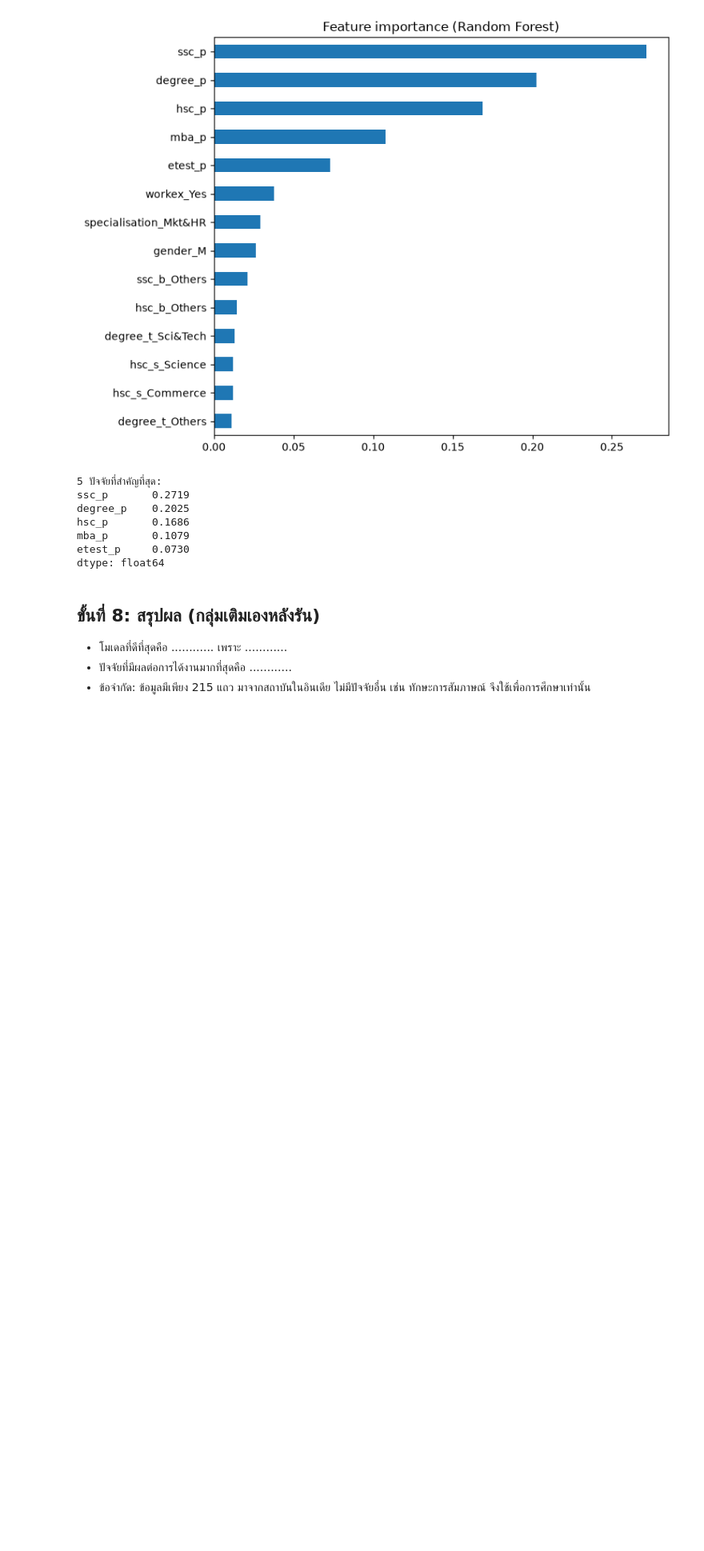
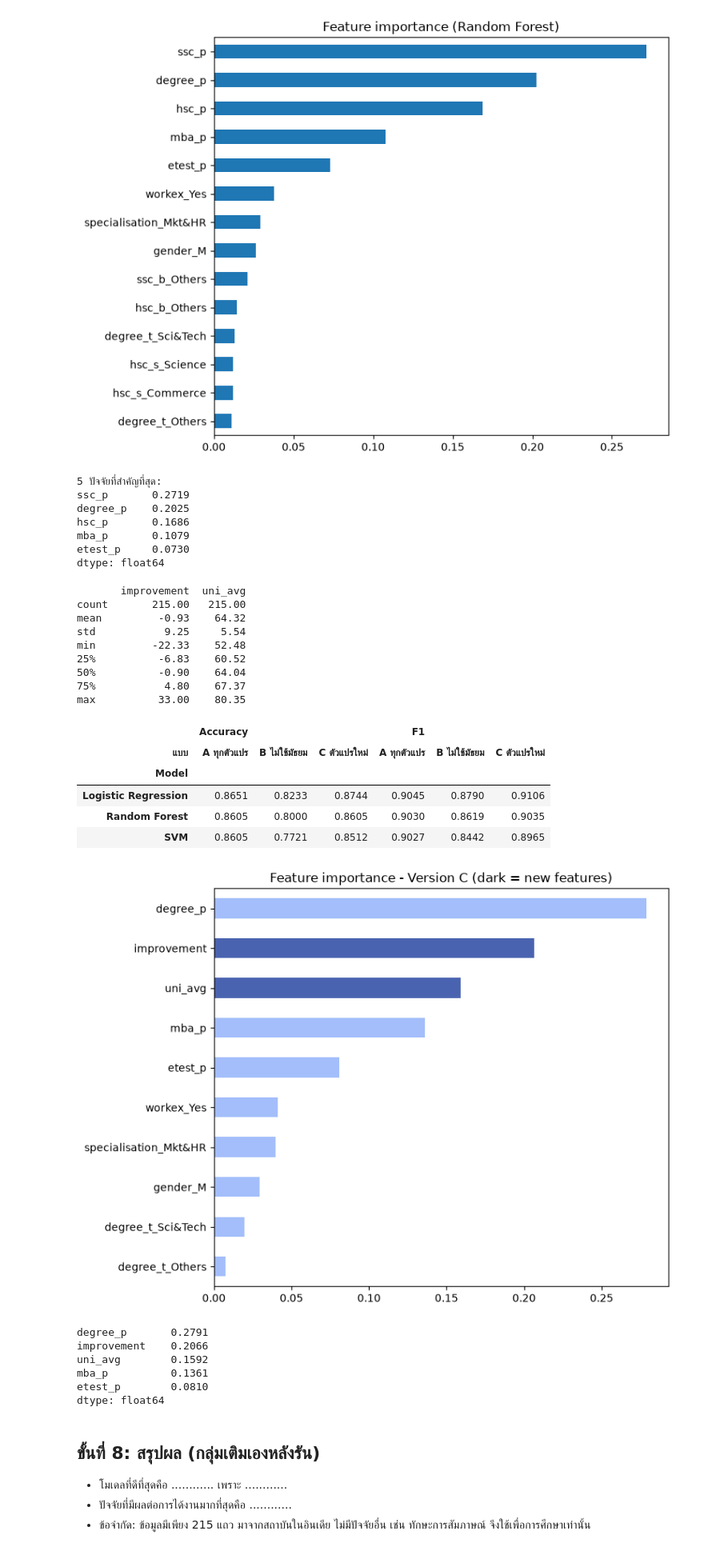
Before and after one commit to Wanwisa2548/campus-recruitment-ml, a Jupyter notebook: task1_campus_recruitment.ipynb, the cells around one changed output. Shown at 80% size. Drawn from its saved outputs; the diff is of its cells as text; code cells hidden in the pictures; blank space fills up the shorter version.

Commit message:
Add feature engineering comparison

```diff
--- a/task1_campus_recruitment.ipynb
+++ b/task1_campus_recruitment.ipynb
@@ -229,6 +229,63 @@ hsc_p       0.1686
 mba_p       0.1079
 etest_p     0.0730
 dtype: float64
+# %%
+# ===== Feature Engineering: สร้างตัวแปรใหม่ แล้วเทียบ 3 แบบ =====
+# 1) สร้างตัวแปรใหม่จากข้อมูลเดิม
+fe = pd.DataFrame(index=X.index)
+fe["improvement"] = df["degree_p"] - df["ssc_p"]        # พัฒนาการ: ปริญญาตรี - มัธยมต้น
+fe["uni_avg"] = (df["degree_p"] + df["mba_p"]) / 2      # เฉลี่ยระดับมหาวิทยาลัย
+print(fe.describe().round(2))
+
+# 2) เตรียมข้อมูล 3 แบบ
+school_cols = [c for c in X.columns if c.startswith(("ssc_", "hsc_"))]
+X_A = X                                                  # A: ทุกตัวแปร (แบบเดิม)
+X_B = X.drop(columns=school_cols)                        # B: ไม่ใช้ข้อมูลมัธยม
+X_C = pd.concat([X_B, fe], axis=1)                       # C: B + ตัวแปรใหม่
+versions = {"A ทุกตัวแปร": X_A, "B ไม่ใช้มัธยม": X_B, "C ตัวแปรใหม่": X_C}
+
+# 3) เทียบด้วย Cross-Validation 5 รอบ
+rows = []
+for name, model in models.items():
+    for label, data in versions.items():
+        pipe = make_pipeline(StandardScaler(), model)
+        s = cross_validate(pipe, data, y, cv=cv, scoring=["accuracy", "f1"])
+        rows.append({"Model": name, "แบบ": label,
+                     "Accuracy": s["test_accuracy"].mean(), "F1": s["test_f1"].mean()})
+fe_results = pd.DataFrame(rows).pivot(index="Model", columns="แบบ").round(4)
+display(fe_results)
+
+# 4) ความสำคัญของตัวแปรในแบบ C
+from sklearn.ensemble import RandomForestClassifier
+rf_c = RandomForestClassifier(n_estimators=200, random_state=42).fit(X_C, y)
+imp_c = pd.Series(rf_c.feature_importances_, index=X_C.columns).sort_values()
+imp_c.plot(kind="barh", figsize=(8, 6), color=["#4A63B0" if c in fe.columns else "#A3BEFA" for c in imp_c.index])
+plt.title("Feature importance - Version C (dark = new features)")
+plt.tight_layout(); plt.show()
+print(imp_c.sort_values(ascending=False).head(5).round(4))
+# %% [output]
+       improvement  uni_avg
+count       215.00   215.00
+mean         -0.93    64.32
+std           9.25     5.54
+min         -22.33    52.48
+25%          -6.83    60.52
+50%          -0.90    64.04
+75%           4.80    67.37
+max          33.00    80.35
+|  | Accuracy |  |  | F1 |  |  |
+| แบบ | A ทุกตัวแปร | B ไม่ใช้มัธยม | C ตัวแปรใหม่ | A ทุกตัวแปร | B ไม่ใช้มัธยม | C ตัวแปรใหม่ |
+| Model |  |  |  |  |  |  |
+| Logistic Regression | 0.8651 | 0.8233 | 0.8744 | 0.9045 | 0.8790 | 0.9106 |
+| Random Forest | 0.8605 | 0.8000 | 0.8605 | 0.9030 | 0.8619 | 0.9035 |
+| SVM | 0.8605 | 0.7721 | 0.8512 | 0.9027 | 0.8442 | 0.8965 |
+[figure, added]
+degree_p       0.2791
+improvement    0.2066
+uni_avg        0.1592
+mba_p          0.1361
+etest_p        0.0810
+dtype: float64
 # %% [markdown]
 ## ขั้นที่ 8: สรุปผล (กลุ่มเติมเองหลังรัน)
 - โมเดลที่ดีที่สุดคือ ............ เพราะ ............
```
